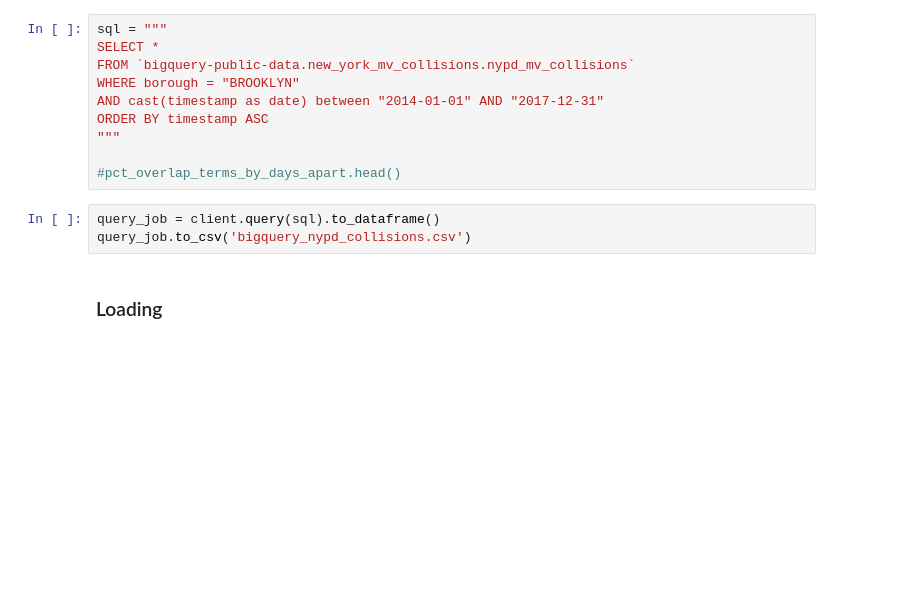
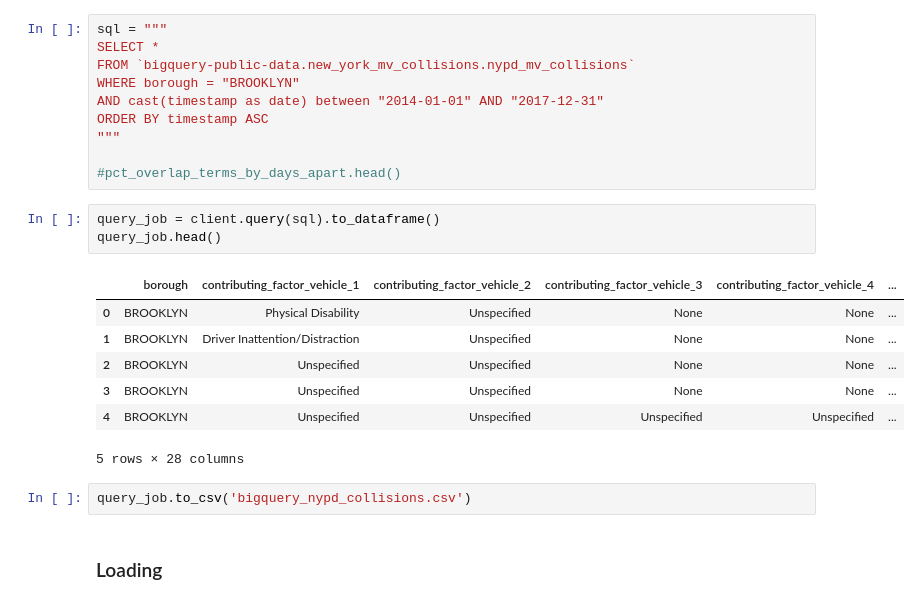
Before and after one commit to hoangcto/brooklyncasestudy_collision, a Jupyter notebook: brooklyn_case_jupyter.ipynb, the cells around one changed output. Saved outputs shown, nothing was run; the diff lists cells and outputs as text; blank space fills up the shorter version.

```diff
--- a/brooklyn_case_jupyter.ipynb
+++ b/brooklyn_case_jupyter.ipynb
@@ -89,7 +89,17 @@ ORDER BY timestamp ASC
 #pct_overlap_terms_by_days_apart.head()
 # %%
 query_job = client.query(sql).to_dataframe()
-query_job.to_csv('bigquery_nypd_collisions.csv')
+query_job.head()
+# %% [output]
+|  | borough | contributing_factor_vehicle_1 | contributing_factor_vehicle_2 | contributing_factor_vehicle_3 | contributing_factor_vehicle_4 | ... |
+| 0 | BROOKLYN | Physical Disability | Unspecified | None | None | ... |
+| 1 | BROOKLYN | Driver Inattention/Distraction | Unspecified | None | None | ... |
+| 2 | BROOKLYN | Unspecified | Unspecified | None | None | ... |
+| 3 | BROOKLYN | Unspecified | Unspecified | None | None | ... |
+| 4 | BROOKLYN | Unspecified | Unspecified | Unspecified | Unspecified | ... |
+5 rows × 28 columns
+# %%
+query_job.to_csv('bigquery_nypd_collisions.csv')
 # %% [markdown]
 ### Loading
 # %%
```
Also changed, not shown: parts of 1 cell of this notebook, 3 other files.
